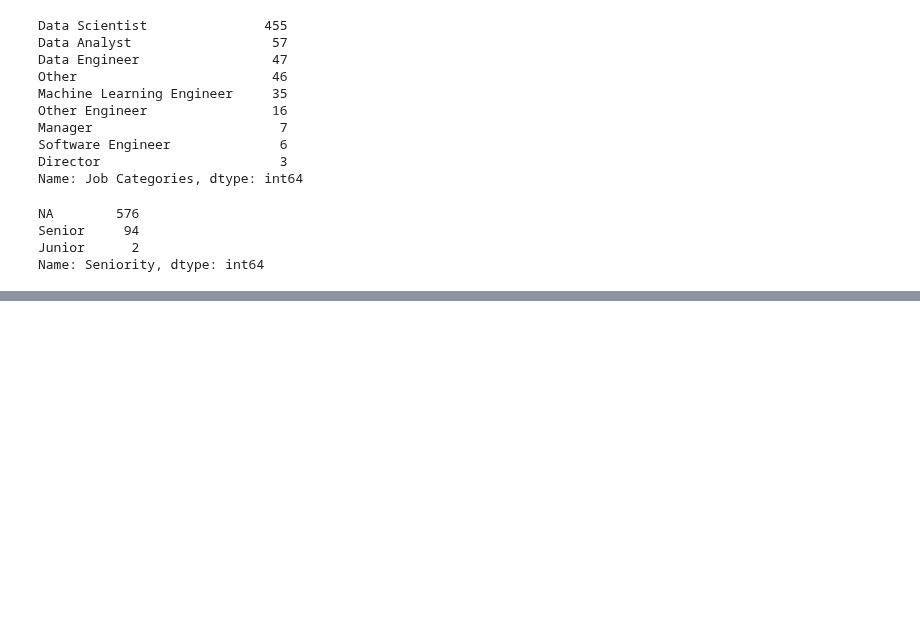
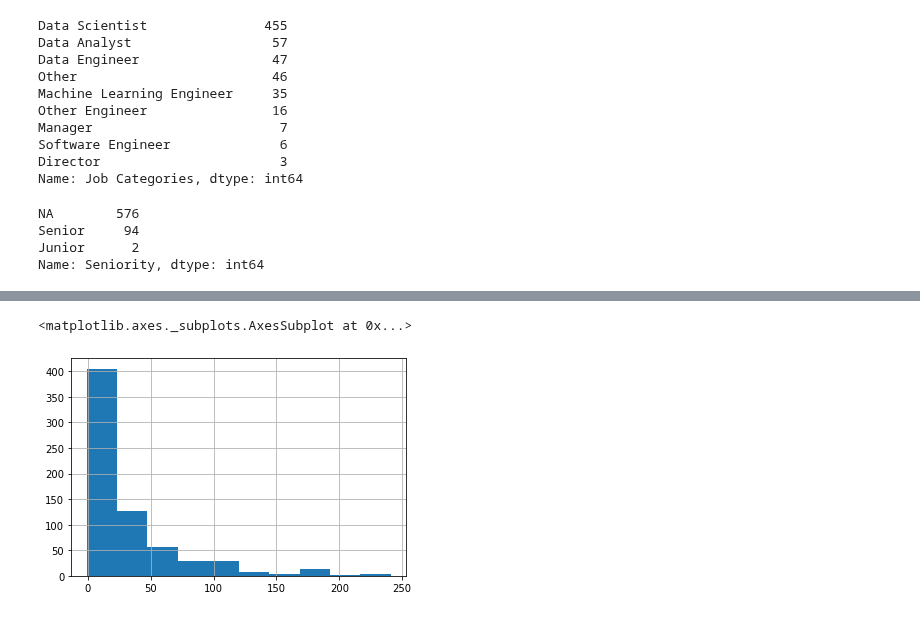
Before and after one commit to Aviost111/ds_project, a Jupyter notebook: data cleaning.ipynb, the cells around one changed output, grey strips where cells are left out. Drawn from its saved outputs; the diff is of its cells as text; code cells hidden in the pictures; blank space fills up the shorter version.

```diff
--- a/data cleaning.ipynb
+++ b/data cleaning.ipynb
@@ -309,0 +385,5 @@ Name: State, dtype: int64
+# %%
+df['Age of Company'].hist()
+# %% [output]
+<matplotlib.axes._subplots.AxesSubplot at 0x...>
+[figure, added]
```
Also changed, not shown: parts of 13 cells of this notebook.
